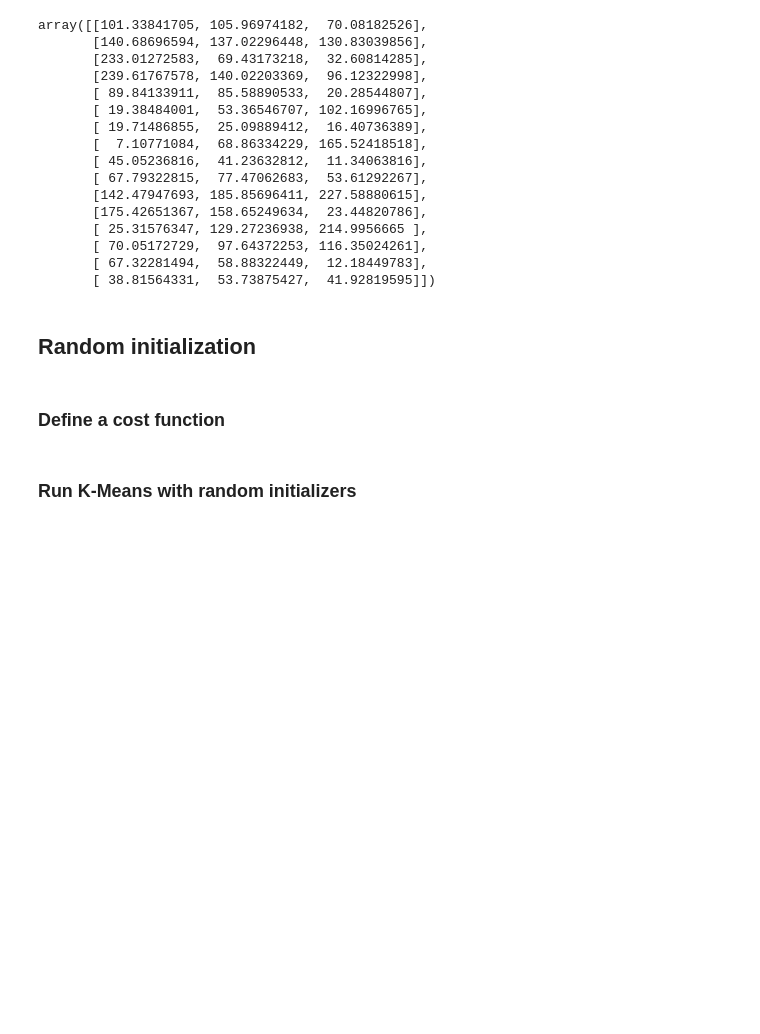
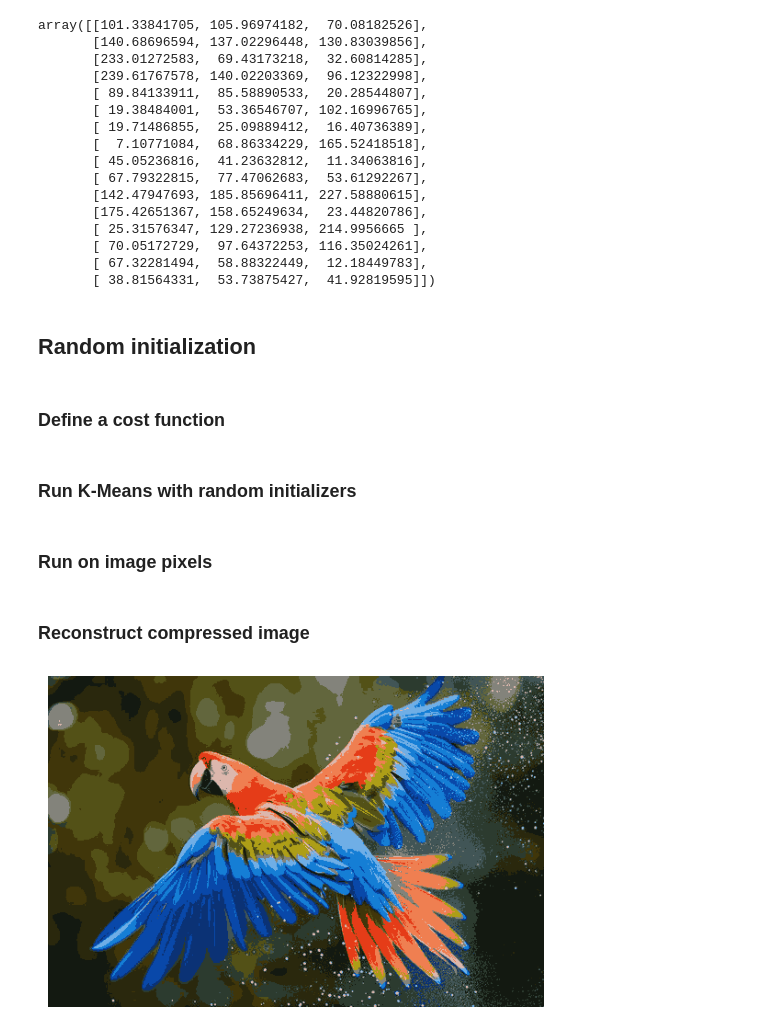
Before and after one commit to Nishitha0730/Machine-Learning, a Jupyter notebook: Unsupervised Learning/Clustering/K_Mean/Image_Compression.ipynb, the cells around one changed output. Drawn from its saved outputs; the diff is of its cells as text; code cells hidden in the pictures; blank space fills up the shorter version.

Commit message:
reconstruct the original image

```diff
--- a/Unsupervised Learning/Clustering/K_Mean/Image_Compression.ipynb
+++ b/Unsupervised Learning/Clustering/K_Mean/Image_Compression.ipynb
@@ -174,3 +174,21 @@ def kmeans_multiple_inits(X, K, max_iters=10, n_init=5):
             best_idx = idx
 
     return best_centroids, best_idx
+# %% [markdown]
+### Run on image pixels
+# %%
+K = 16
+np.random.seed(42)
+
+best_centroids, best_idx = kmeans_multiple_inits(pixels, K, max_iters=10, n_init=5)
+# %% [markdown]
+### Reconstruct compressed image
+# %%
+compressed_pixels = best_centroids[best_idx].astype(np.uint8)
+compressed_img = compressed_pixels.reshape(img.shape)
+
+plt.imshow(compressed_img)
+plt.axis('off')
+plt.show()
+# %% [output]
+[figure, added]
```
